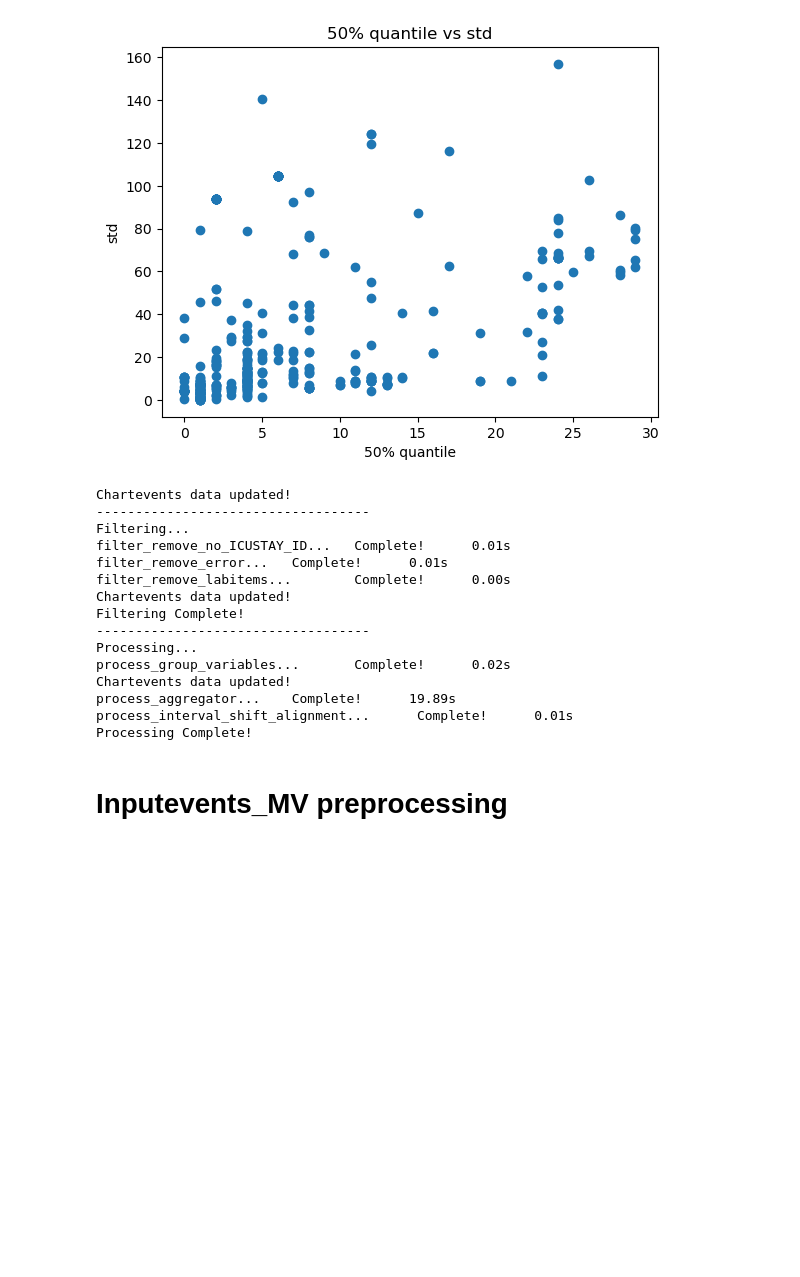
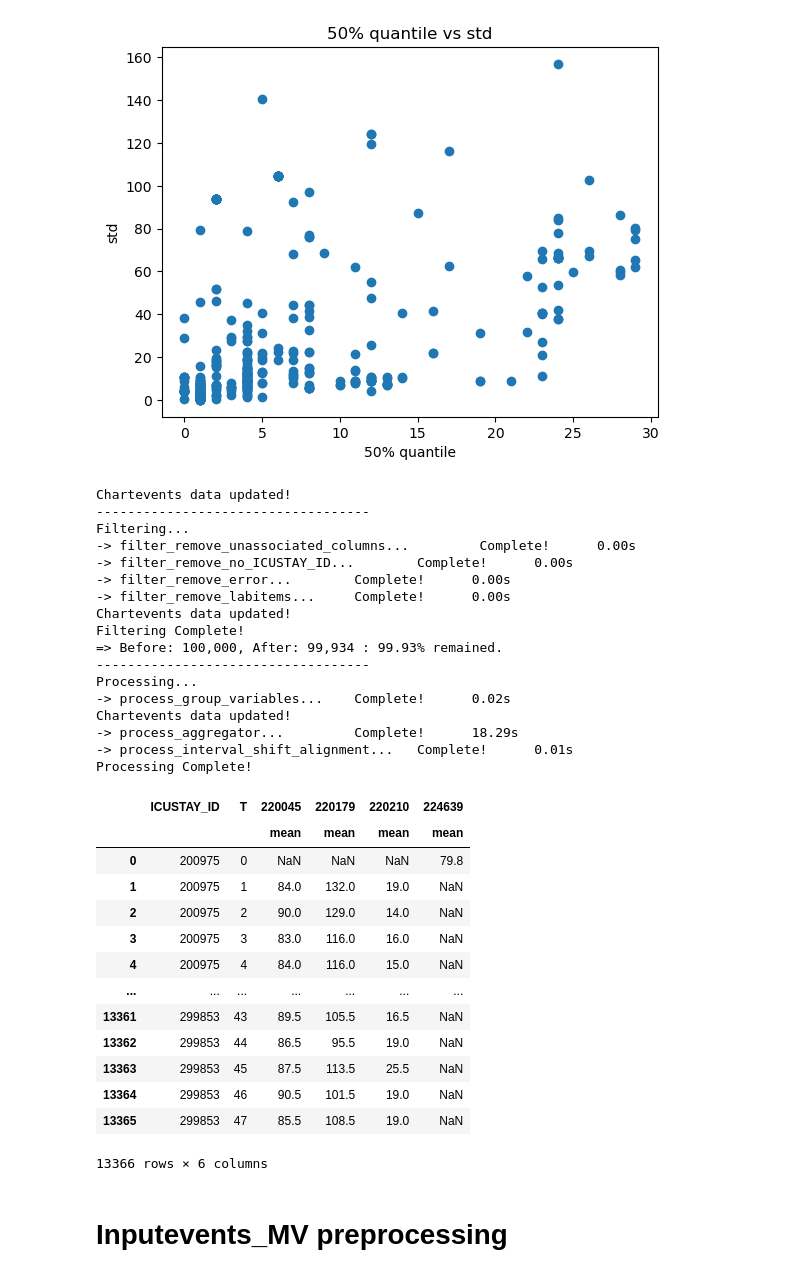
Before and after one commit to Harry-PARK/MIMIC_preprocessing, a Jupyter notebook: test.ipynb, the cells around one changed output. Cells and saved outputs as stored; diff of their text form; code cells hidden in the pictures; blank space fills up the shorter version.

```diff
--- a/test.ipynb
+++ b/test.ipynb
@@ -142,23 +135,42 @@ icu_patient_original_2 = pd.read_sql(query, db_engine)
 # %%
 chartevents2 = mip.Chartevents()
 chartevents2.load(icu_patient_original_2, patients_static.patients_T_info)
-chartevents2.process(["mean", "min"])
+chartevents2.process(["mean"])
 # %% [output]
 Chartevents data updated!
 -----------------------------------
 Filtering...
-filter_remove_no_ICUSTAY_ID...   Complete!      0.01s
-filter_remove_error...   Complete!      0.01s
-filter_remove_labitems...        Complete!      0.00s
+-> filter_remove_unassociated_columns...         Complete!      0.00s
+-> filter_remove_no_ICUSTAY_ID...        Complete!      0.00s
+-> filter_remove_error...        Complete!      0.00s
+-> filter_remove_labitems...     Complete!      0.00s
 Chartevents data updated!
 Filtering Complete!
+=> Before: 100,000, After: 99,934 : 99.93% remained.
 -----------------------------------
 Processing...
-process_group_variables...       Complete!      0.02s
+-> process_group_variables...    Complete!      0.02s
 Chartevents data updated!
-process_aggregator...    Complete!      19.89s
-process_interval_shift_alignment...      Complete!      0.01s
+-> process_aggregator...         Complete!      18.29s
+-> process_interval_shift_alignment...   Complete!      0.01s
 Processing Complete!
+# %%
+chartevents2.data
+# %% [output]
+|  | ICUSTAY_ID | T | 220045 | 220179 | 220210 | 224639 |
+|  |  |  | mean | mean | mean | mean |
+| 0 | 200975 | 0 | NaN | NaN | NaN | 79.8 |
+| 1 | 200975 | 1 | 84.0 | 132.0 | 19.0 | NaN |
+| 2 | 200975 | 2 | 90.0 | 129.0 | 14.0 | NaN |
+| 3 | 200975 | 3 | 83.0 | 116.0 | 16.0 | NaN |
+| 4 | 200975 | 4 | 84.0 | 116.0 | 15.0 | NaN |
+| ... | ... | ... | ... | ... | ... | ... |
+| 13361 | 299853 | 43 | 89.5 | 105.5 | 16.5 | NaN |
+| 13362 | 299853 | 44 | 86.5 | 95.5 | 19.0 | NaN |
+| 13363 | 299853 | 45 | 87.5 | 113.5 | 25.5 | NaN |
+| 13364 | 299853 | 46 | 90.5 | 101.5 | 19.0 | NaN |
+| 13365 | 299853 | 47 | 85.5 | 108.5 | 19.0 | NaN |
+13366 rows × 6 columns
 # %% [markdown]
 # Inputevents_MV preprocessing
 # %%
```
Also changed, not shown: parts of 17 cells of this notebook, 4 other files.
